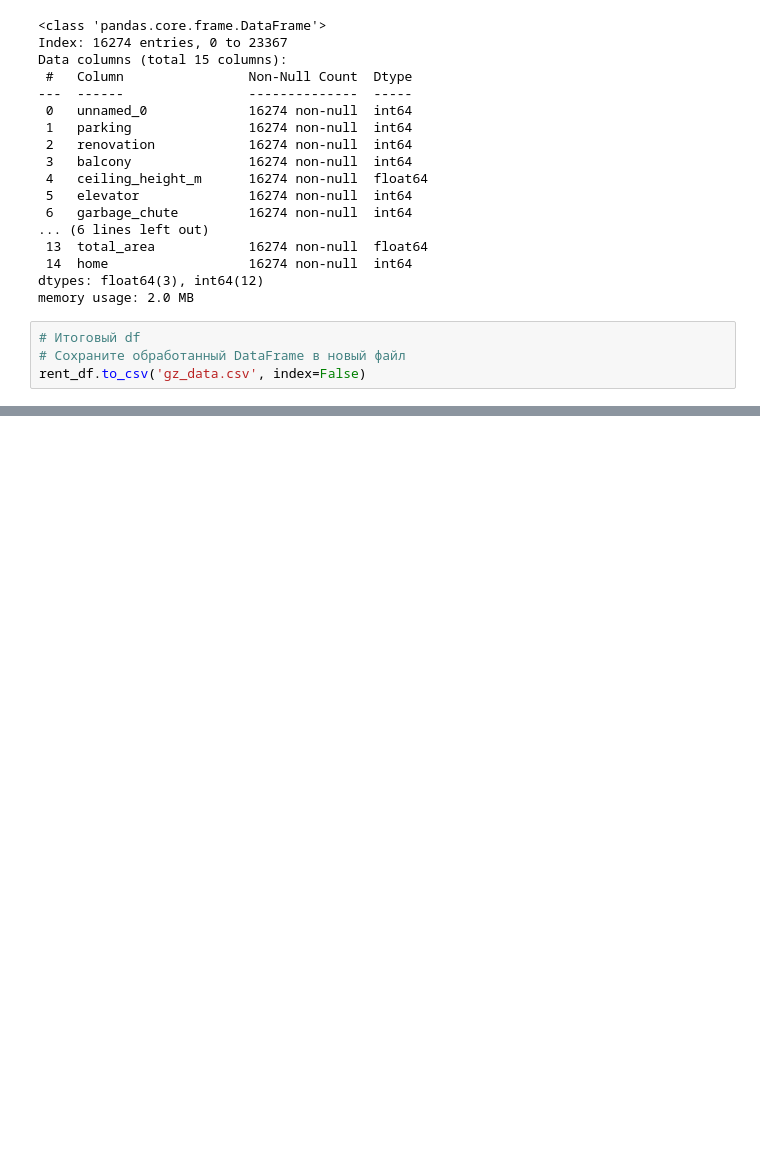
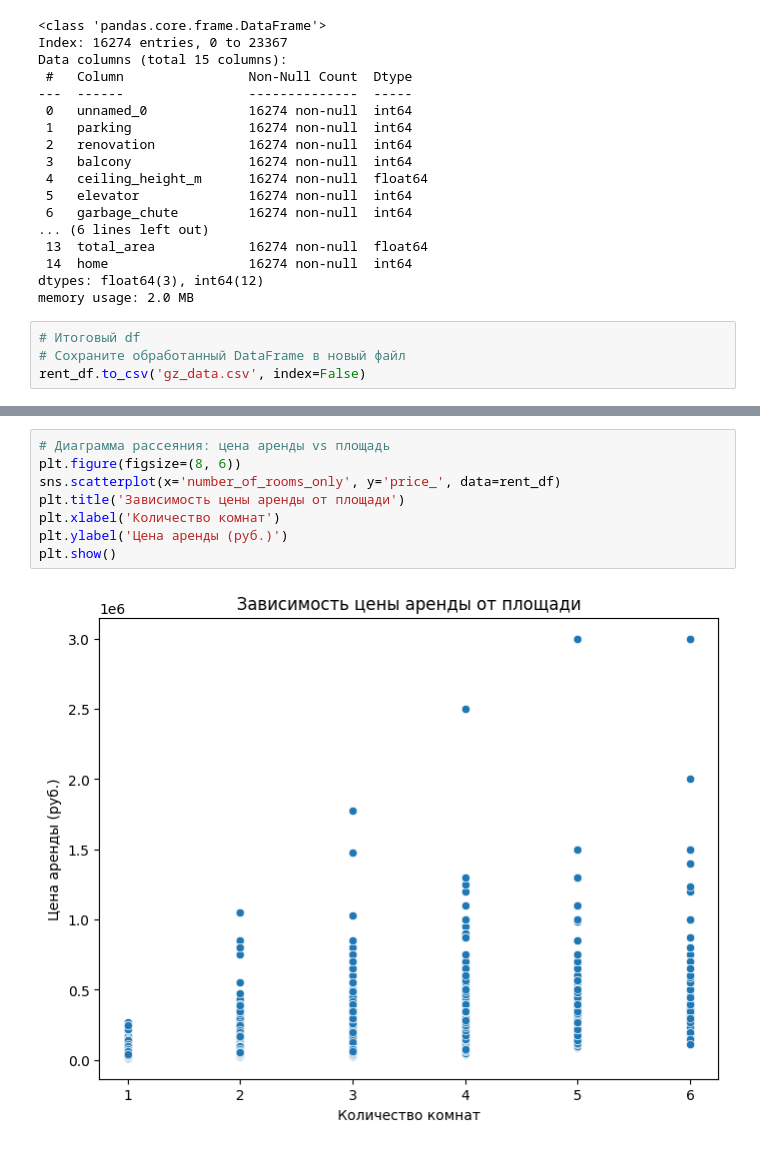
Before and after one commit to Ziiarat/project, a Jupyter notebook: preprocessing.ipynb, the cells around one changed output, grey strips where cells are left out. Saved outputs shown, nothing was run; the diff lists cells and outputs as text; blank space fills up the shorter version.

```diff
--- a/preprocessing.ipynb
+++ b/preprocessing.ipynb
@@ -419,0 +473,10 @@ rent_df.to_csv('gz_data.csv', index=False)
+# %%
+# Диаграмма рассеяния: цена аренды vs площадь
+plt.figure(figsize=(8, 6))
+sns.scatterplot(x='number_of_rooms_only', y='price_', data=rent_df)
+plt.title('Зависимость цены аренды от площади')
+plt.xlabel('Количество комнат')
+plt.ylabel('Цена аренды (руб.)')
+plt.show()
+# %% [output]
+[figure, added]
```
Also changed, not shown: parts of 6 cells of this notebook.
